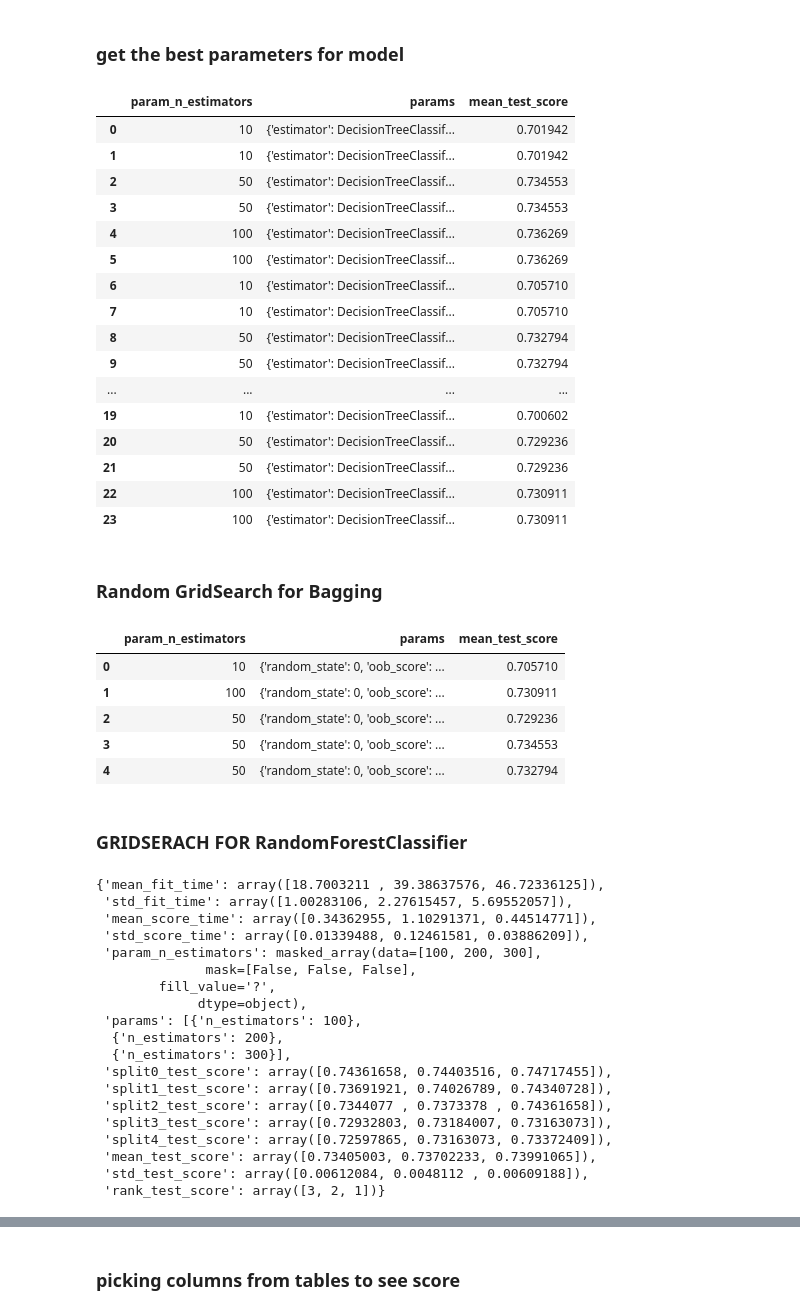
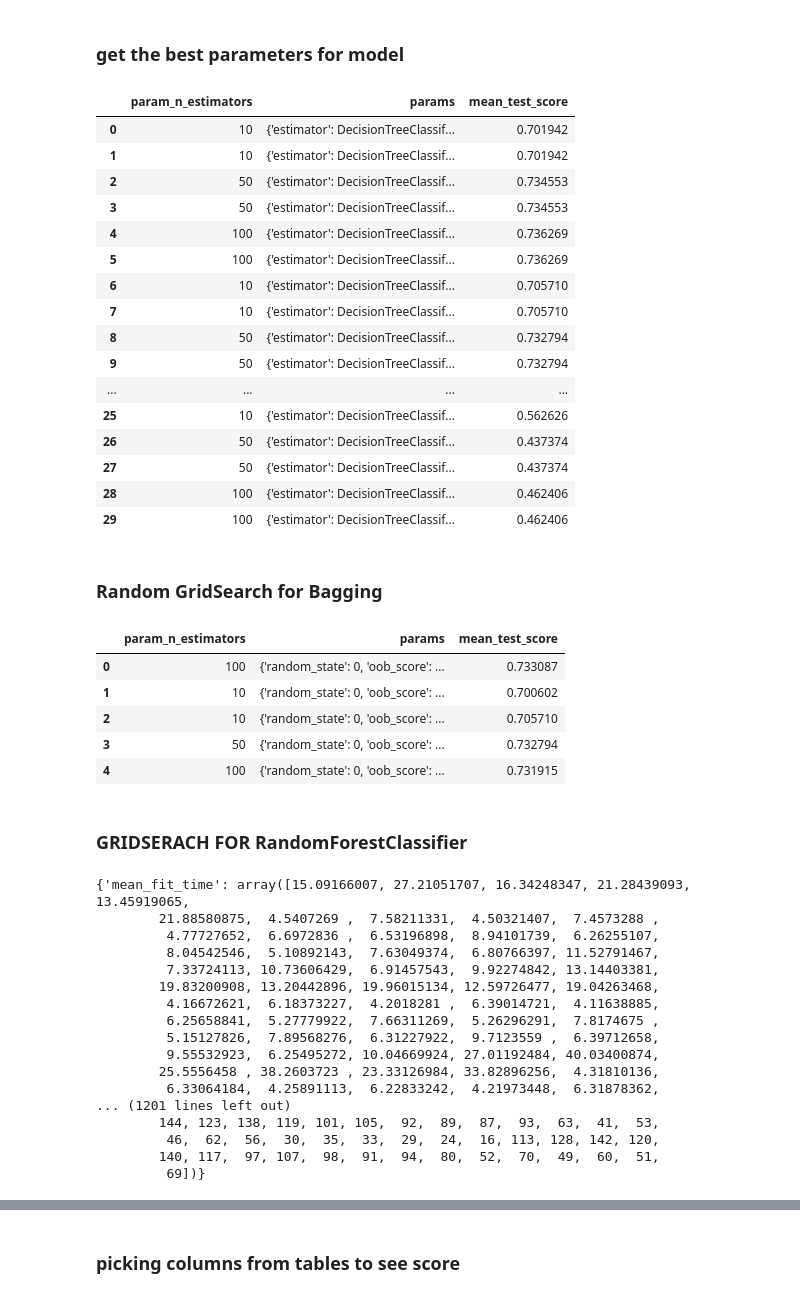
Before and after one commit to Alih111/M.L-smokers-dataset-, a Jupyter notebook: primary.ipynb, the cells around one changed output, grey strips where cells are left out. Saved outputs shown, nothing was run; the diff lists cells and outputs as text; code cells hidden in the pictures.

```diff
--- a/primary.ipynb
+++ b/primary.ipynb
@@ -374,7 +374,7 @@ result = GridSearchCV(
         {
             'estimator': [DecisionTreeClassifier()],
             'n_estimators': [10, 50, 100],
-            'max_samples': [0.3, 0.5, 0.8, 0.9],
+            'max_samples': [0.3, 0.5, 0.8, 0.9,1],
             'oob_score': [True, False],
             'random_state': [0]
         },
@@ -443,47 +443,52 @@ df [['param_n_estimators','params','mean_test_score']]
 | 8 | 50 | {'estimator': DecisionTreeClassif... | 0.732794 |
 | 9 | 50 | {'estimator': DecisionTreeClassif... | 0.732794 |
 | ... | ... | ... | ... |
-| 19 | 10 | {'estimator': DecisionTreeClassif... | 0.700602 |
-| 20 | 50 | {'estimator': DecisionTreeClassif... | 0.729236 |
-| 21 | 50 | {'estimator': DecisionTreeClassif... | 0.729236 |
-| 22 | 100 | {'estimator': DecisionTreeClassif... | 0.730911 |
-| 23 | 100 | {'estimator': DecisionTreeClassif... | 0.730911 |
+| 25 | 10 | {'estimator': DecisionTreeClassif... | 0.562626 |
+| 26 | 50 | {'estimator': DecisionTreeClassif... | 0.437374 |
+| 27 | 50 | {'estimator': DecisionTreeClassif... | 0.437374 |
+| 28 | 100 | {'estimator': DecisionTreeClassif... | 0.462406 |
+| 29 | 100 | {'estimator': DecisionTreeClassif... | 0.462406 |
 # %% [markdown]
 <h3>Random GridSearch for Bagging</h3>
 # %%
 
 from sklearn.model_selection import RandomizedSearchCV
 result = RandomizedSearchCV(
         BaggingClassifier(),
         {
             'estimator': [DecisionTreeClassifier()],
             'n_estimators': [10, 50, 100],
-            'max_samples': [0.3, 0.5, 0.8, 0.9],
+            'max_samples': [0.3, 0.5, 0.8, 0.9,1],
             'oob_score': [True, False],
             'random_state': [0]
         },
     cv=5,
     return_train_score=False,
     n_iter = 5, #number of random combinations of hyperparameters that will be tried
     n_jobs=-1
 )
 
 result.fit(X_valid,Y_valid)
 pd.DataFrame(result.cv_results_)[['param_n_estimators','params','mean_test_score']]
 # %% [output]
 |  | param_n_estimators | params | mean_test_score |
-| 0 | 10 | {'random_state': 0, 'oob_score': ... | 0.705710 |
-| 1 | 100 | {'random_state': 0, 'oob_score': ... | 0.730911 |
-| 2 | 50 | {'random_state': 0, 'oob_score': ... | 0.729236 |
-| 3 | 50 | {'random_state': 0, 'oob_score': ... | 0.734553 |
-| 4 | 50 | {'random_state': 0, 'oob_score': ... | 0.732794 |
+| 0 | 100 | {'random_state': 0, 'oob_score': ... | 0.733087 |
+| 1 | 10 | {'random_state': 0, 'oob_score': ... | 0.700602 |
+| 2 | 10 | {'random_state': 0, 'oob_score': ... | 0.705710 |
+| 3 | 50 | {'random_state': 0, 'oob_score': ... | 0.732794 |
+| 4 | 100 | {'random_state': 0, 'oob_score': ... | 0.731915 |
 # %% [markdown]
 <h3>GRIDSERACH FOR RandomForestClassifier</h3>
 # %%
 from sklearn.model_selection import GridSearchCV
+from sklearn.ensemble import RandomForestClassifier
 result = GridSearchCV(
     RandomForestClassifier(), {
-         'n_estimators': [100,200,300]
+        'n_estimators': [200,300],
+        'max_depth':  [10,20,30],
+        'max_features':  ['log2','sqrt'],
+        'min_samples_leaf':[1,2,4],
+        'max_leaf_nodes': [None,5,10,20]
     },
     cv = 5,return_train_score = False,
     n_jobs=-1
@@ -492,25 +497,23 @@ result = GridSearchCV(
 result.fit(X_valid,Y_valid)
 result.cv_results_
 # %% [output]
-{'mean_fit_time': array([18.7003211 , 39.38637576, 46.72336125]),
- 'std_fit_time': array([1.00283106, 2.27615457, 5.69552057]),
- 'mean_score_time': array([0.34362955, 1.10291371, 0.44514771]),
- 'std_score_time': array([0.01339488, 0.12461581, 0.03886209]),
- 'param_n_estimators': masked_array(data=[100, 200, 300],
-              mask=[False, False, False],
-        fill_value='?',
-             dtype=object),
- 'params': [{'n_estimators': 100},
-  {'n_estimators': 200},
-  {'n_estimators': 300}],
- 'split0_test_score': array([0.74361658, 0.74403516, 0.74717455]),
- 'split1_test_score': array([0.73691921, 0.74026789, 0.74340728]),
- 'split2_test_score': array([0.7344077 , 0.7373378 , 0.74361658]),
- 'split3_test_score': array([0.72932803, 0.73184007, 0.73163073]),
- 'split4_test_score': array([0.72597865, 0.73163073, 0.73372409]),
- 'mean_test_score': array([0.73405003, 0.73702233, 0.73991065]),
- 'std_test_score': array([0.00612084, 0.0048112 , 0.00609188]),
- 'rank_test_score': array([3, 2, 1])}
+{'mean_fit_time': array([15.09166007, 27.21051707, 16.34248347, 21.28439093, 13.45919065,
+        21.88580875,  4.5407269 ,  7.58211331,  4.50321407,  7.4573288 ,
+         4.77727652,  6.6972836 ,  6.53196898,  8.94101739,  6.26255107,
+         8.04542546,  5.10892143,  7.63049374,  6.80766397, 11.52791467,
+         7.33724113, 10.73606429,  6.91457543,  9.92274842, 13.14403381,
+        19.83200908, 13.20442896, 19.96015134, 12.59726477, 19.04263468,
+         4.16672621,  6.18373227,  4.2018281 ,  6.39014721,  4.11638885,
+         6.25658841,  5.27779922,  7.66311269,  5.26296291,  7.8174675 ,
+         5.15127826,  7.89568276,  6.31227922,  9.7123559 ,  6.39712658,
+         9.55532923,  6.25495272, 10.04669924, 27.01192484, 40.03400874,
+        25.5556458 , 38.2603723 , 23.33126984, 33.82896256,  4.31810136,
+         6.33064184,  4.25891113,  6.22833242,  4.21973448,  6.31878362,
+... (1201 lines left out)
+        144, 123, 138, 119, 101, 105,  92,  89,  87,  93,  63,  41,  53,
+         46,  62,  56,  30,  35,  33,  29,  24,  16, 113, 128, 142, 120,
+        140, 117,  97, 107,  98,  91,  94,  80,  52,  70,  49,  60,  51,
+         69])}
 # %%
 df = pd.DataFrame(result.cv_results_)
 df
```
Also changed, not shown: parts of 13 cells of this notebook, 1 other file.
